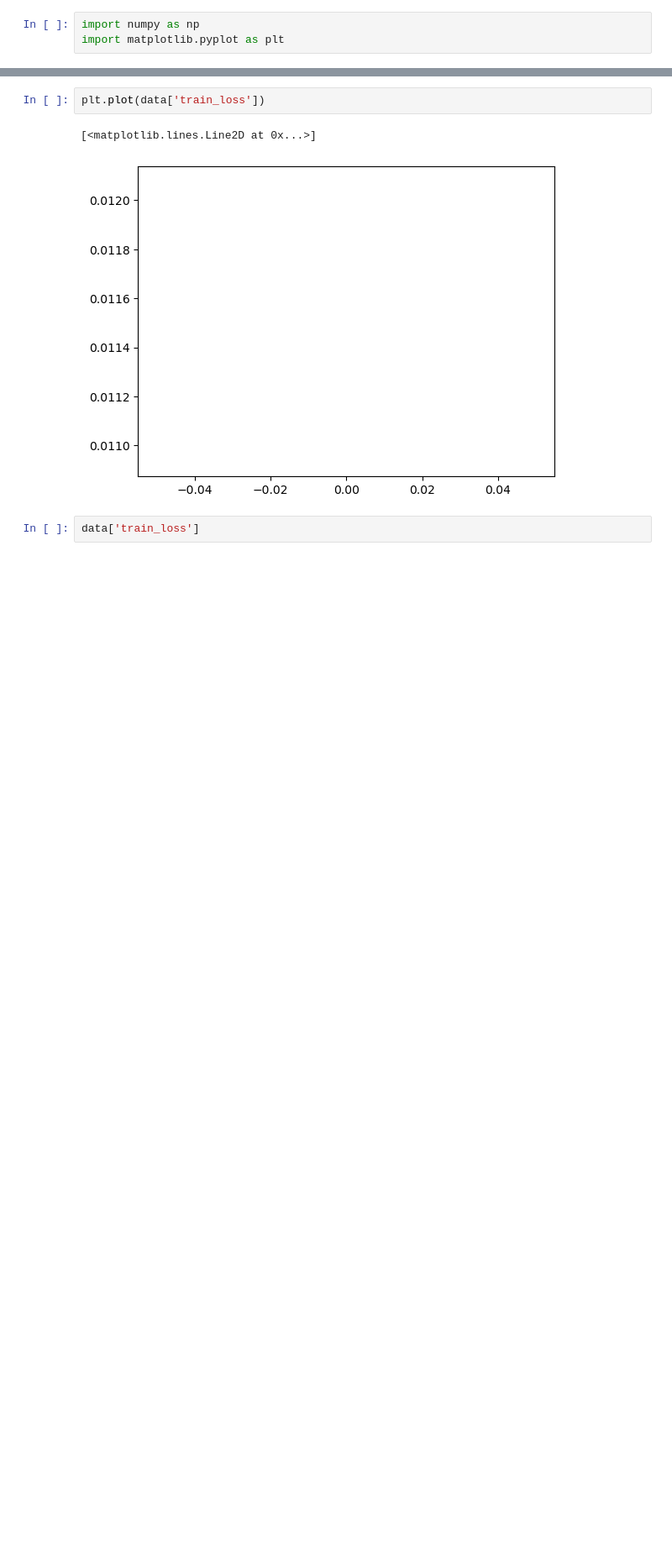
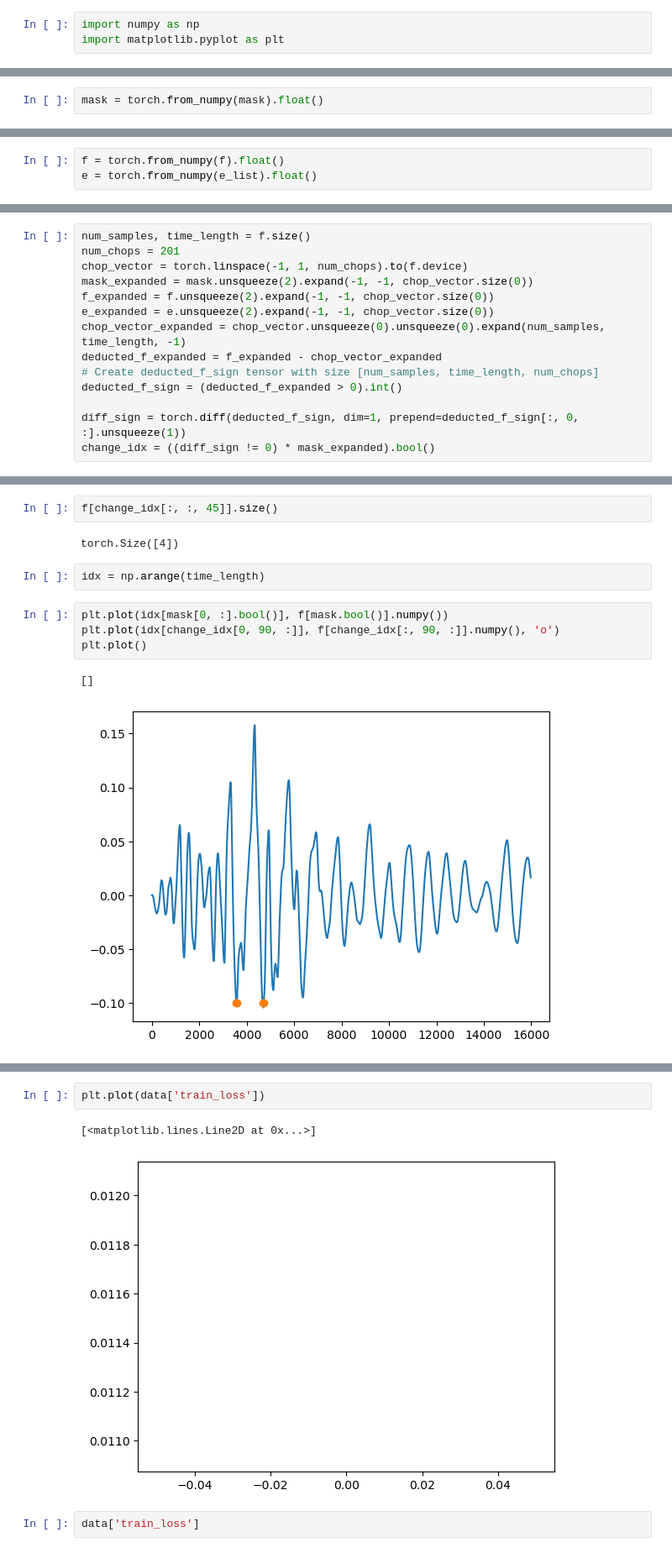
Before and after one commit to JaehwanJeon/Testing_torch, a Jupyter notebook: Temp.ipynb, the cells around one changed output, grey strips where cells are left out. Shown: that part at 84% size. Drawn from its saved outputs; the diff is of its cells as text; blank space fills up the shorter version.

```diff
--- a/Temp.ipynb
+++ b/Temp.ipynb
@@ -9,0 +75,2 @@ ItemsView(NpzFile 'Models/BWBN_energy_Drucker_losses_512.npz' with keys: train_l
+# %%
+mask = torch.from_numpy(mask).float()
@@ -9,0 +93,3 @@ ItemsView(NpzFile 'Models/BWBN_energy_Drucker_losses_512.npz' with keys: train_l
+# %%
+f = torch.from_numpy(f).float()
+e = torch.from_numpy(e_list).float()
@@ -9,0 +229,14 @@ ItemsView(NpzFile 'Models/BWBN_energy_Drucker_losses_512.npz' with keys: train_l
+# %%
+num_samples, time_length = f.size()
+num_chops = 201
+chop_vector = torch.linspace(-1, 1, num_chops).to(f.device)
+mask_expanded = mask.unsqueeze(2).expand(-1, -1, chop_vector.size(0))
+f_expanded = f.unsqueeze(2).expand(-1, -1, chop_vector.size(0))
+e_expanded = e.unsqueeze(2).expand(-1, -1, chop_vector.size(0))
+chop_vector_expanded = chop_vector.unsqueeze(0).unsqueeze(0).expand(num_samples, time_length, -1)
+deducted_f_expanded = f_expanded - chop_vector_expanded
+# Create deducted_f_sign tensor with size [num_samples, time_length, num_chops]
+deducted_f_sign = (deducted_f_expanded > 0).int()
+
+diff_sign = torch.diff(deducted_f_sign, dim=1, prepend=deducted_f_sign[:, 0, :].unsqueeze(1))
+change_idx = ((diff_sign != 0) * mask_expanded).bool()
@@ -9,0 +286,13 @@ ItemsView(NpzFile 'Models/BWBN_energy_Drucker_losses_512.npz' with keys: train_l
+# %%
+f[change_idx[:, :, 45]].size()
+# %% [output]
+torch.Size([4])
+# %%
+idx = np.arange(time_length)
+# %%
+plt.plot(idx[mask[0, :].bool()], f[mask.bool()].numpy())
+plt.plot(idx[change_idx[0, 90, :]], f[change_idx[:, 90, :]].numpy(), 'o')
+plt.plot()
+# %% [output]
+[]
+[figure, added]
```
Also changed, not shown: parts of 45 cells of this notebook, 4 other files.
